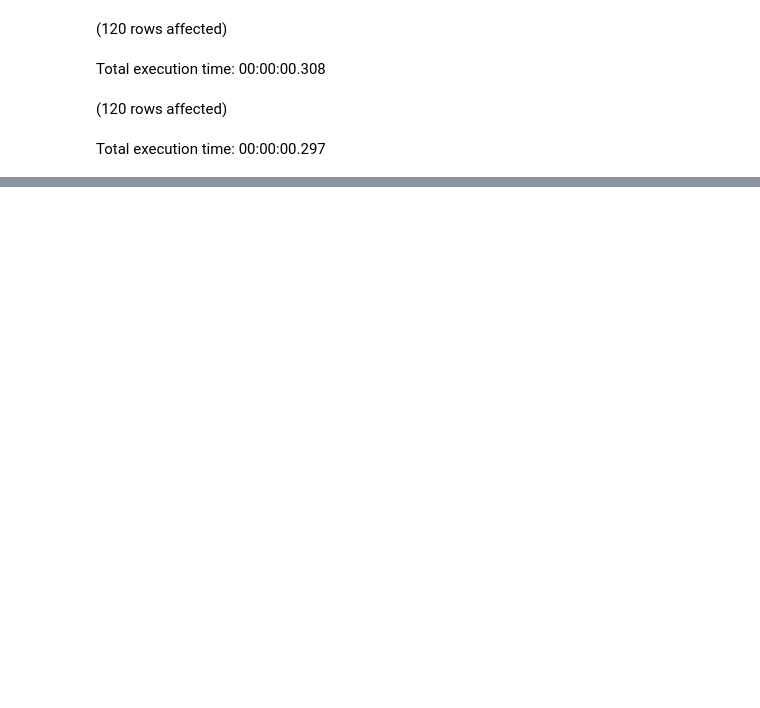
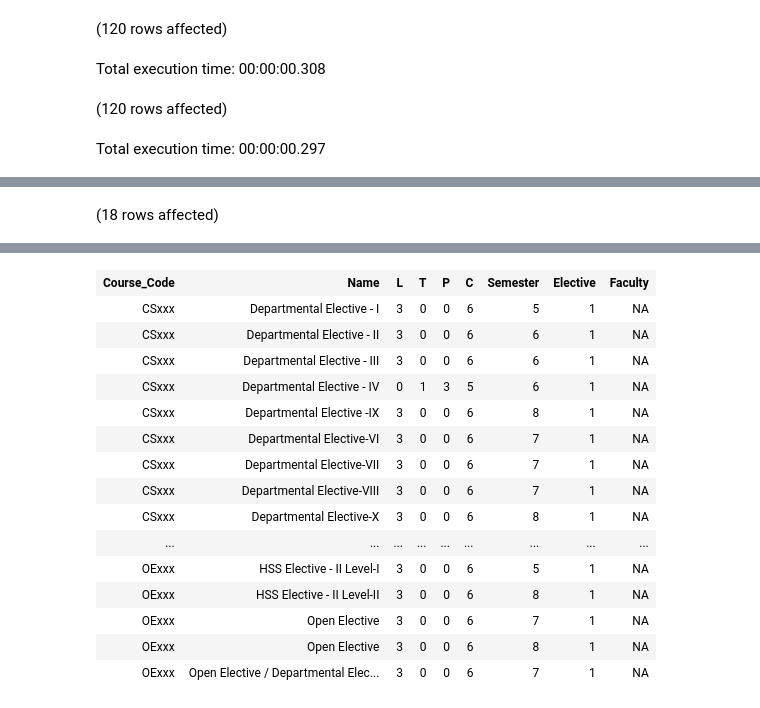
Before and after one commit to addy-1406/CS346_A2, a Jupyter notebook: Code/Database commands/Notebook-1.ipynb, the cells around one changed output, grey strips where cells are left out. Cells and saved outputs as stored; diff of their text form; code cells hidden in the pictures; blank space fills up the shorter version.

```diff
--- a/Code/Database commands/Notebook-1.ipynb
+++ b/Code/Database commands/Notebook-1.ipynb
@@ -425,0 +564,4 @@ Total execution time: 00:00:00.297
+# %%
+select * from elective_courses;
+# %% [output]
+(18 rows affected)
@@ -425,0 +569,16 @@ Total execution time: 00:00:00.297
+| Course_Code | Name | L | T | P | C | Semester | Elective | Faculty |
+| CSxxx | Departmental Elective - I | 3 | 0 | 0 | 6 | 5 | 1 | NA |
+| CSxxx | Departmental Elective - II | 3 | 0 | 0 | 6 | 6 | 1 | NA |
+| CSxxx | Departmental Elective - III | 3 | 0 | 0 | 6 | 6 | 1 | NA |
+| CSxxx | Departmental Elective - IV | 0 | 1 | 3 | 5 | 6 | 1 | NA |
+| CSxxx | Departmental Elective -IX | 3 | 0 | 0 | 6 | 8 | 1 | NA |
+| CSxxx | Departmental Elective-VI | 3 | 0 | 0 | 6 | 7 | 1 | NA |
+| CSxxx | Departmental Elective-VII | 3 | 0 | 0 | 6 | 7 | 1 | NA |
+| CSxxx | Departmental Elective-VIII | 3 | 0 | 0 | 6 | 7 | 1 | NA |
+| CSxxx | Departmental Elective-X | 3 | 0 | 0 | 6 | 8 | 1 | NA |
+| ... | ... | ... | ... | ... | ... | ... | ... | ... |
+| OExxx | HSS Elective - II Level-I | 3 | 0 | 0 | 6 | 5 | 1 | NA |
+| OExxx | HSS Elective - II Level-II | 3 | 0 | 0 | 6 | 8 | 1 | NA |
+| OExxx | Open Elective | 3 | 0 | 0 | 6 | 7 | 1 | NA |
+| OExxx | Open Elective | 3 | 0 | 0 | 6 | 8 | 1 | NA |
+| OExxx | Open Elective / Departmental Elec... | 3 | 0 | 0 | 6 | 7 | 1 | NA |
```
Also changed, not shown: parts of 20 cells of this notebook, 1 other file.
